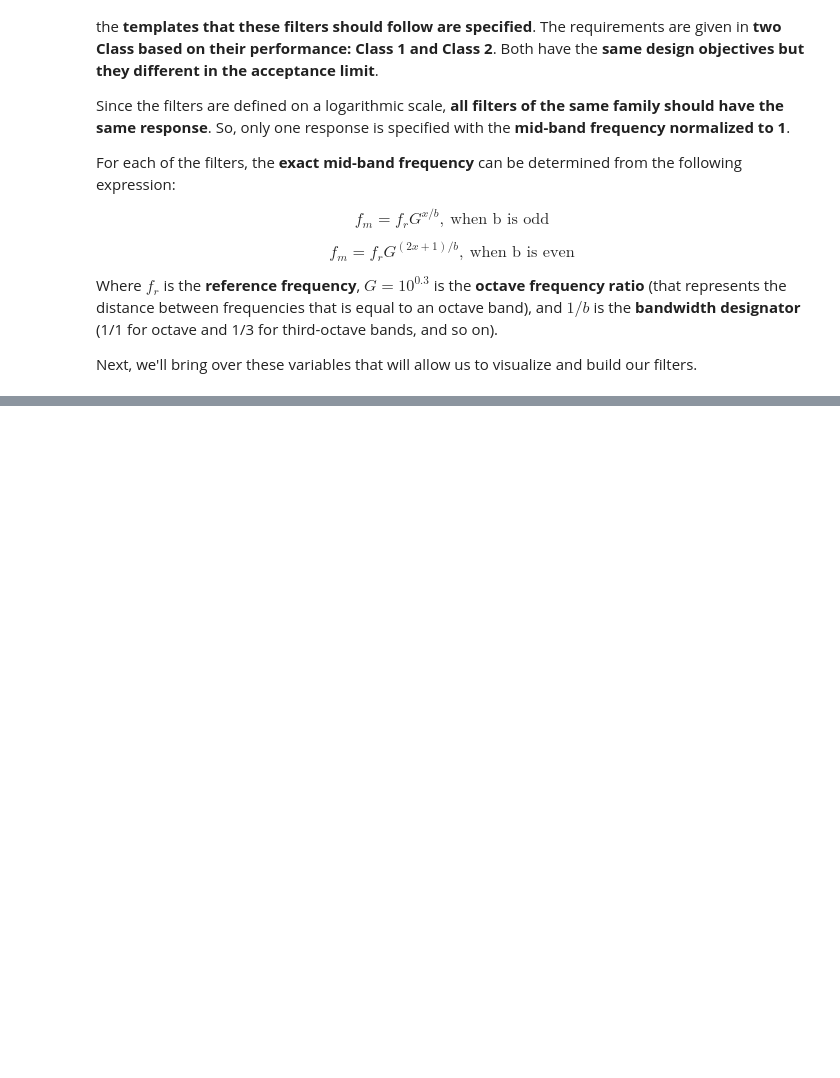
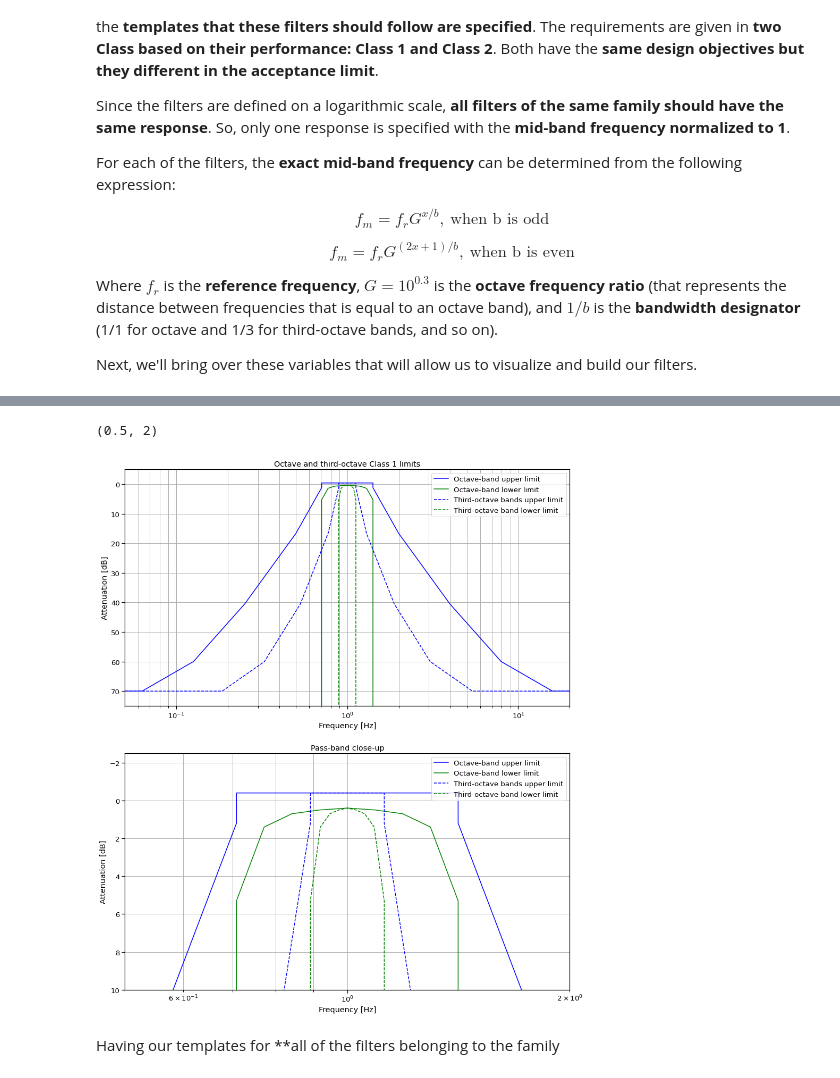
Before and after one commit to tiaqui/my_thesis, a Jupyter notebook: notebooks/3. Octave and one-third octave band filters.ipynb, the cells around one changed output, grey strips where cells are left out. Drawn from its saved outputs; the diff is of its cells as text; code cells hidden in the pictures; blank space fills up the shorter version.

Commit message:
added templates for Class 1 filters on notebook 3

```diff
--- a/notebooks/3. Octave and one-third octave band filters.ipynb
+++ b/notebooks/3. Octave and one-third octave band filters.ipynb
@@ -73,10 +52,68 @@ frec_lim(foct_mid[0])
 # %%
-x = np.array([oct_ratio**-4, oct_ratio**-3, oct_ratio**-2, oct_ratio**-1, oct_ratio**(-1/2-eps),
-    oct_ratio**(-1/2+eps), oct_ratio**(-3/8), oct_ratio**(-1/4), oct_ratio**(-1/8),
-    1, oct_ratio**(1/8), oct_ratio**(1/4), oct_ratio**(3/8), oct_ratio**(1/2-eps),
-    oct_ratio**(1/2+eps), oct_ratio**1, oct_ratio**2, oct_ratio**3, oct_ratio**4])
+import matplotlib.pyplot as plt
+import seaborn as sns
 
-ymax = np.array([70, 60, 40.5, 16.6, 1.2, -0.4, -0.4, -0.4, -0.4, -0.4, -0.4, -0.4,
-    -0.4, -0.4, 1.2, 16.6, 40.5, 60, 70])
-ymin = np.array([inf, inf, inf, inf, inf, 5.3, 1.4, 0.7, 0.5, 0.4, 0.5, 0.7, 1.4,
-    5.3, inf, inf, inf, inf, inf])
+plt.rcParams["figure.figsize"] = (15,9)
+sns.set_context('notebook', font_scale=1.2)
+
+# minimum absolute representable float
+eps = np.finfo(float).eps
+
+# a very big number
+inf = 10**5
+
+# Standard definitions
+# - - - - - - - - - - - - - - -
+
+# Octave-band frequency array
+x_t_oct = np.array([-inf, G**-4, G**-3, G**-2,
+                    G**-1, G**(-1/2-eps), G**(-1/2+eps),
+                    G**(-3/8), G**(-1/4), G**(-1/8),
+                    1, G**(1/8), G**(1/4), G**(3/8),
+                    G**(1/2-eps), G**(1/2+eps), G**1,
+                    G**2, G**3, G**4, inf])
+
+# Third-octave band frequency array
+x_t_to = np.array([-inf, 0.18546, 0.32748, 0.53143, 0.77257,
+                   0.89125-eps, 0.89125+eps, 0.91958, 0.94719,
+                   0.97402, 1, 1.02667, 1.05575, 1.08746,
+                   1.12202-eps, 1.12202+eps, 1.29437,
+                    1.88173, 3.05365, 5.39195, inf])
+
+# Class 1 upper tolerance
+y_upp = np.array([70, 70, 60, 40.5, 16.6, 1.2, -0.4, -0.4,
+                  -0.4, -0.4, -0.4, -0.4, -0.4, -0.4,
+                  -0.4, 1.2, 16.6, 40.5, 60, 70, 70])
+
+# Class 1 lower tolerance
+y_low = np.array([inf, inf, inf, inf, inf, inf, 5.3, 1.4,
+                  0.7, 0.5, 0.4, 0.5, 0.7, 1.4, 5.3,
+                  inf, inf, inf, inf, inf, inf])
+
+# Plotting
+# - - - - - - - - - - - - - - -
+
+fig, ax = plt.subplots(2, 1, figsize=(15,18))
+
+for ax_ in ax:
+    ax_.plot(x_t_oct, y_upp, c='b', label='Octave-band upper limit')
+    ax_.plot(x_t_oct, y_low, c='g', label='Octave-band lower limit')
+    ax_.plot(x_t_to, y_upp, '--', c='b', label='Third-octave bands upper limit')
+    ax_.plot(x_t_to, y_low, '--', c='g', label='Third-octave band lower limit')
+    ax_.set_xscale('log')
+    ax_.grid('on', which='both')
+    ax_.legend()
+    ax_.set_xlabel('Frequency [Hz]')
+    ax_.set_ylabel('Attenuation [dB]')
+
+ax[0].set_title('Octave and third-octave Class 1 limits')
+ax[1].set_title('Pass-band close-up')
+
+ax[0].set_ylim([75, -5])
+ax[0].set_xlim([5*10**-2, 20])
+
+ax[1].set_ylim([10, -2.5])
+ax[1].set_xlim([5*10**-1, 2])
+# %% [output]
+(0.5, 2)
+[figure, added]
@@ -91 +120,3 @@ inf = np.finfo(dtype='float').max
+# %% [markdown]
+Having our templates for **all of the filters belonging to the family
 # %%
```
Also changed, not shown: parts of 9 cells of this notebook.
